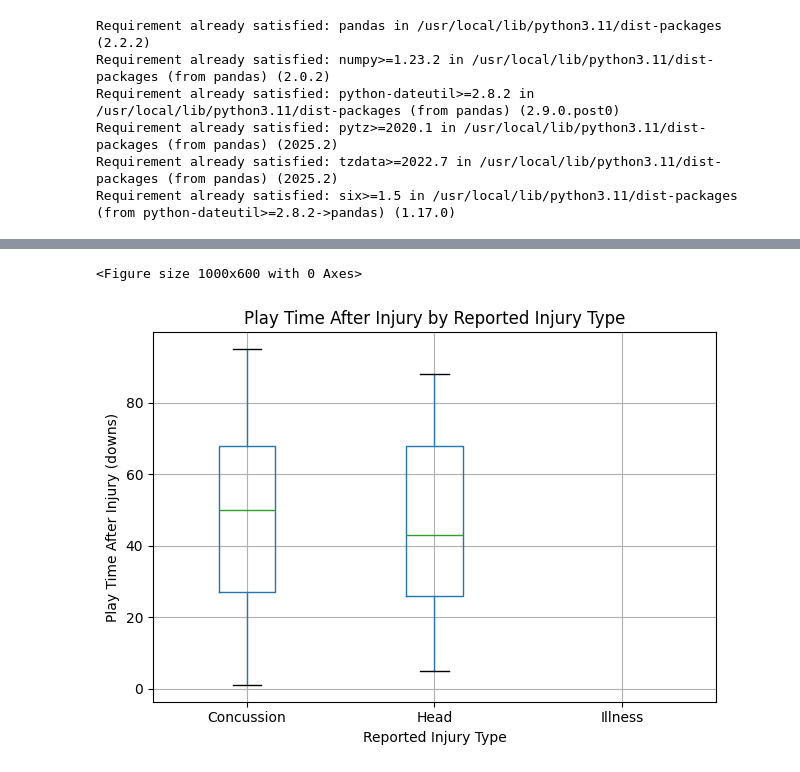
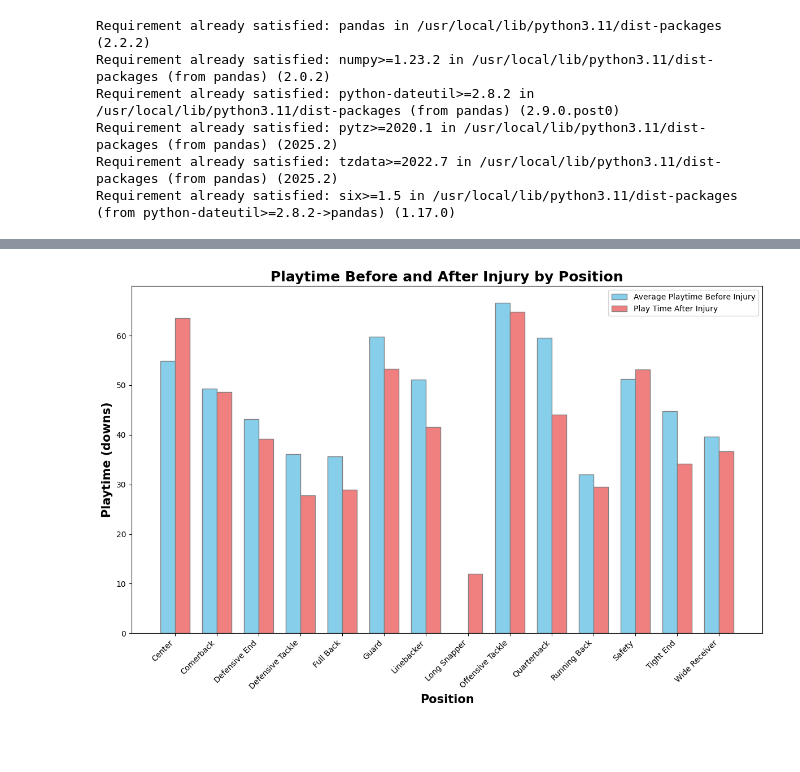
Before and after one commit to Albert-hub09/Albert_Football, a Jupyter notebook: Albert_Football.ipynb, the cells around one changed output, grey strips where cells are left out. Saved outputs shown, nothing was run; the diff lists cells and outputs as text; code cells hidden in the pictures; blank space fills up the shorter version.

```diff
--- a/Albert_Football.ipynb
+++ b/Albert_Football.ipynb
@@ -12,7 +12,7 @@ Requirement already satisfied: six>=1.5 in /usr/local/lib/python3.11/dist-packag
 # %%
 import pandas as pd
 # %%
-df =pd.read_csv('/Concussion Injuries 2012-2014.csv')
+df = pd.read_csv('/content/drive/MyDrive/Albert_Football/Concussion Injuries 2012-2014.csv')
 # %%
 df.head()
 # %% [output]
@@ -59,17 +25,39 @@ plt.show()
-# %%
-# Clean up 'Play Time After Injury' column
-df['Play Time After Injury Numeric'] = df['Play Time After Injury'].str.replace(' downs', '', regex=False)
-df['Play Time After Injury Numeric'] = pd.to_numeric(df['Play Time After Injury Numeric'], errors='coerce')
-
-# Create box plot
-plt.figure(figsize=(10, 6))
-df.boxplot(column='Play Time After Injury Numeric', by='Reported Injury Type')
-plt.title('Play Time After Injury by Reported Injury Type')
-plt.xlabel('Reported Injury Type')
-plt.ylabel('Play Time After Injury (downs)')
-plt.suptitle('') # Suppress the default suptitle
-plt.tight_layout()
-plt.show()
-# %% [output]
-<Figure size 1000x600 with 0 Axes>
-[figure, removed]
+# %%
+import matplotlib.pyplot as plt
+import numpy as np
+
+# Clean the data
+df['Play Time After Injury'] = df['Play Time After Injury'].str.replace(' downs', '').str.replace('Did not return from injury', '0')
+df['Average Playtime Before Injury'] = df['Average Playtime Before Injury'].str.replace(' downs', '').str.replace('Did not return from injury', '0')
+
+# Convert to numeric, setting errors='coerce' will replace non-numeric values with NaN
+df['Play Time After Injury'] = pd.to_numeric(df['Play Time After Injury'], errors='coerce')
+df['Average Playtime Before Injury'] = pd.to_numeric(df['Average Playtime Before Injury'], errors='coerce')
+
+
+# Group by position and calculate the mean
+position_playtime = df.groupby('Position')[['Play Time After Injury', 'Average Playtime Before Injury']].mean().reset_index()
+
+# Plotting
+plt.figure(figsize=(12, 8))
+
+# Set position of bar on X axis
+barWidth = 0.35
+r1 = np.arange(len(position_playtime['Position']))
+r2 = [x + barWidth for x in r1]
+
+# Make the plot
+plt.bar(r1, position_playtime['Average Playtime Before Injury'], color='skyblue', width=barWidth, edgecolor='grey', label='Average Playtime Before Injury')
+plt.bar(r2, position_playtime['Play Time After Injury'], color='lightcoral', width=barWidth, edgecolor='grey', label='Play Time After Injury')
+
+# Add xticks on the middle of the group bars
+plt.xlabel('Position', fontweight='bold', fontsize=15)
+plt.xticks([r + barWidth/2 for r in range(len(position_playtime['Position']))], position_playtime['Position'], rotation=45, ha="right")
+plt.ylabel('Playtime (downs)', fontweight='bold', fontsize=15)
+plt.title('Playtime Before and After Injury by Position', fontweight='bold', fontsize=18)
+
+plt.legend()
+plt.tight_layout()
+plt.show()
+# %% [output]
+[figure, added]
```
Also changed, not shown: parts of 5 cells of this notebook.
